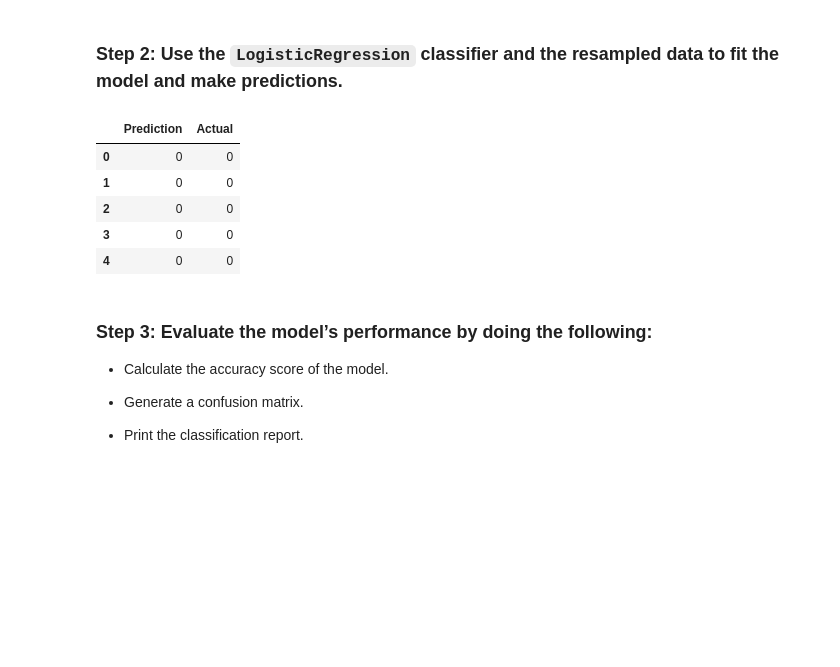
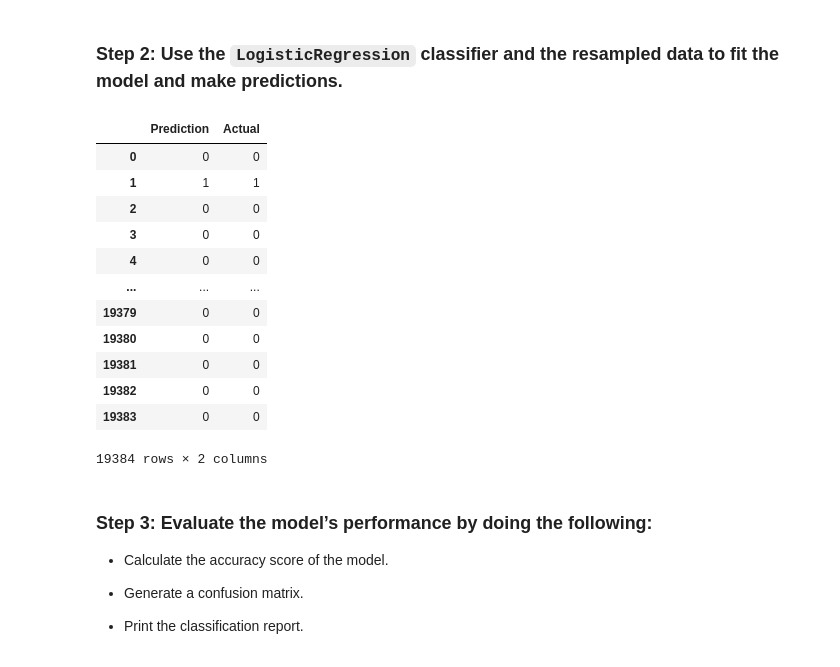
Before and after one commit to Ryguy57/credit-risk-classification, a Jupyter notebook: credit_risk_classification.ipynb, the cells around one changed output. Cells and saved outputs as stored; diff of their text form; code cells hidden in the pictures; blank space fills up the shorter version.

```diff
--- a/credit_risk_classification.ipynb
+++ b/credit_risk_classification.ipynb
@@ -13,10 +13,10 @@ from sklearn.metrics import balanced_accuracy_score, confusion_matrix, classific
 # %%
 # Read the CSV file from the Resources folder into a Pandas DataFrame
 file_path = Path("Resources/lending_data.csv")
-df_credit_lending = pd.read_csv(file_path)
+df_lending = pd.read_csv(file_path)
 
 # Review the DataFrame
-df_credit_lending.head()
+df_lending.head()
 # %% [output]
 |  | loan_size | interest_rate | borrower_income | debt_to_income | num_of_accounts | derogatory_marks | ... |
 | 0 | 10700.0 | 7.672 | 52800 | 0.431818 | 5 | 1 | ... |
@@ -30,10 +30,10 @@ df_credit_lending.head()
 # Separate the data into labels and features
 
 # Separate the y variable, the labels
-y = df_credit_lending["loan_status"]
+y = df_lending["loan_status"]
 
 # Separate the X variable, the features
-X = df_credit_lending.drop(columns="loan_status")
+X = df_lending.drop(columns="loan_status")
 # %%
 # Review the y variable Series
 print(y)
@@ -77,6 +94,7 @@ from sklearn.model_selection import train_test_split
 
 # Split the data using train_test_split
 # Assign a random_state of 1 to the function
-X_train, X_test, y_train, y_test = train_test_split(X, y,random_state=1,stratify=y)
-
-X_train.shape
+X_train, X_test, y_train, y_test = train_test_split(X,
+                                                    y,
+                                                    random_state=1,
+                                                    stratify=y)
@@ -171,10 +222,10 @@ from imblearn.over_sampling import RandomOverSampler
 
 # Instantiate the random oversampler model
 # # Assign a random_state parameter of 1 to the model
-random_oversample = RandomOverSampler(sampling_strategy='minority', random_state=1)
+oversample = RandomOverSampler(sampling_strategy='minority', random_state=1)
 
 # Fit the original training data to the random_oversampler model
-X_over, y_over = random_oversample.fit_resample(X_train, y_train)
+X_over, y_over = oversample.fit_resample(X_train, y_train)
 # %%
 # Count the distinct values of the resampled labels data
 y_over.value_counts()
@@ -198,22 +268,29 @@ X_over
 ### Step 2: Use the `LogisticRegression` classifier and the resampled data to fit the model and make predictions.
 # %%
 # Instantiate the Logistic Regression model
-allocated = LogisticRegression(solver='lbfgs', random_state=1)
+# Assign a random_state parameter of 1 to the model
+classifier = LogisticRegression(solver='lbfgs', random_state=1)
 
-# Fit the model using the resampled training data
-allocated.fit(X_over, y_over)
-
+# Fit the model using training data
+lr_model = classifier.fit(X_over, y_over)
 
 # Make a prediction using the testing data
-predictions = logistic_model.predict(X_over)
-pd.DataFrame({"Prediction": predictions, "Actual": y_over}).head()
+predictions = lr_model.predict(X_test)
+pd.DataFrame({"Prediction": predictions, "Actual": y_test}).reset_index(drop=True)
 # %% [output]
 |  | Prediction | Actual |
 | 0 | 0 | 0 |
-| 1 | 0 | 0 |
+| 1 | 1 | 1 |
 | 2 | 0 | 0 |
 | 3 | 0 | 0 |
 | 4 | 0 | 0 |
+| ... | ... | ... |
+| 19379 | 0 | 0 |
+| 19380 | 0 | 0 |
+| 19381 | 0 | 0 |
+| 19382 | 0 | 0 |
+| 19383 | 0 | 0 |
+19384 rows × 2 columns
 # %% [markdown]
 ### Step 3: Evaluate the model’s performance by doing the following:
 
```
Also changed, not shown: parts of 15 cells of this notebook.
